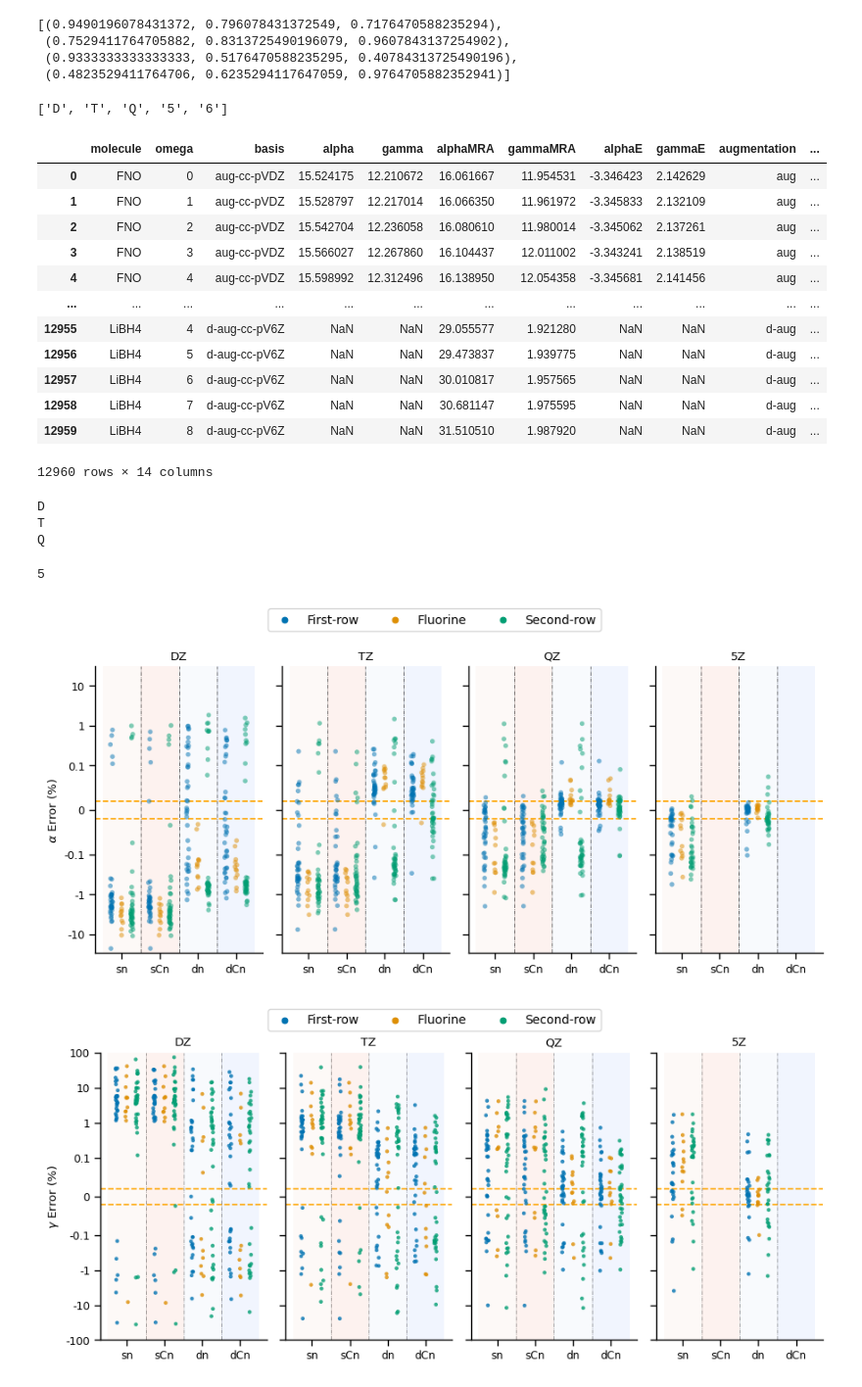
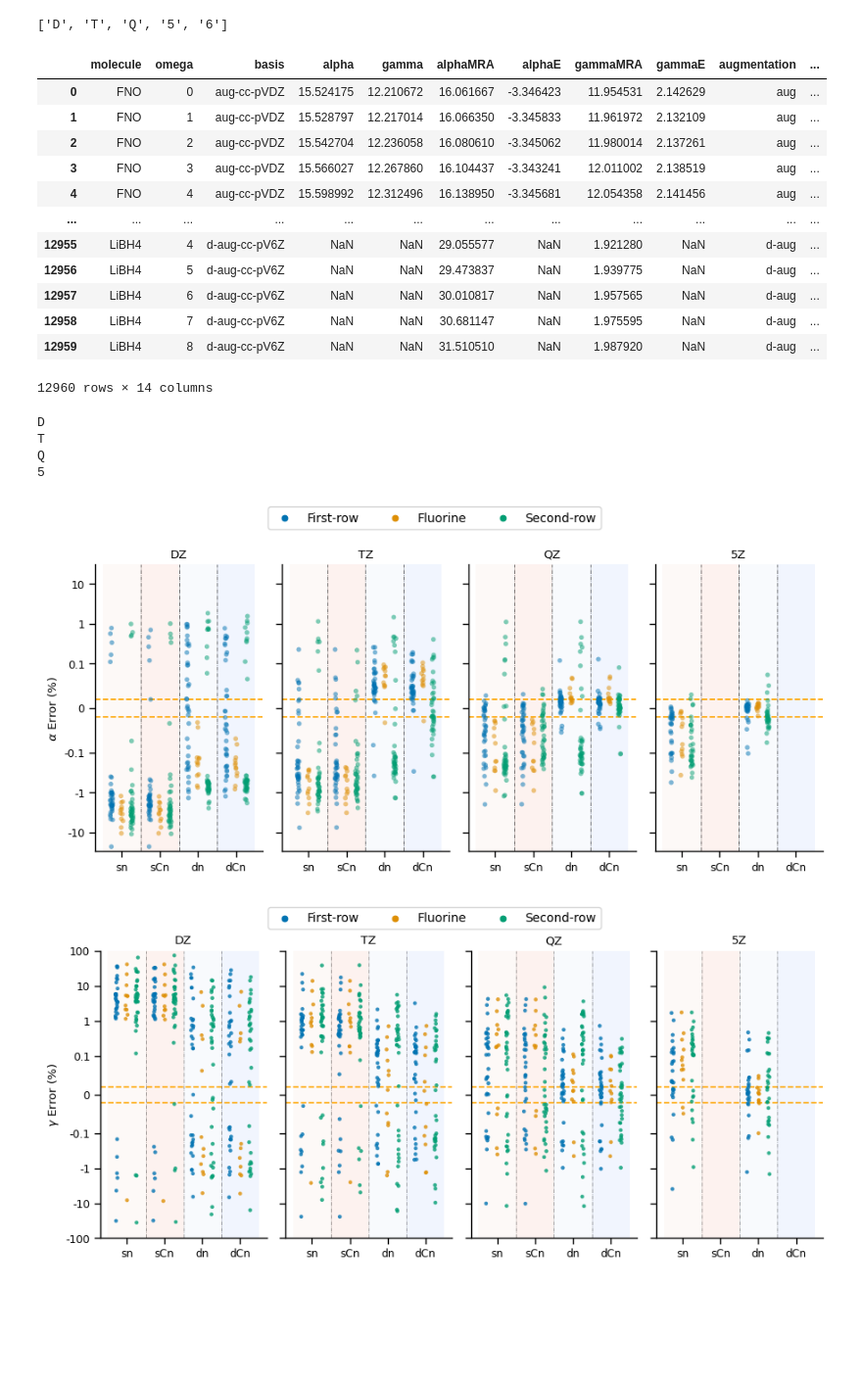
Before and after one commit to ahurta92/QuantumResponsePro, a Jupyter notebook: examples/PolarizabilityPaper/august_convergence.ipynb, the cells around one changed output. Shown at 98% size. Saved outputs shown, nothing was run; the diff lists cells and outputs as text; code cells hidden in the pictures; blank space fills up the shorter version.

```diff
--- a/examples/PolarizabilityPaper/august_convergence.ipynb
+++ b/examples/PolarizabilityPaper/august_convergence.ipynb
@@ -16,10 +18,3 @@ simple_pal= sns.color_palette(p1)
-# %%
-simple_pal
-# %% [output]
-[(0.9490196078431372, 0.796078431372549, 0.7176470588235294),
- (0.7529411764705882, 0.8313725490196079, 0.9607843137254902),
- (0.9333333333333333, 0.5176470588235295, 0.40784313725490196),
- (0.4823529411764706, 0.6235294117647059, 0.9764705882352941)]
 # %%
 
 database_path = Path('/mnt/data/madness_data/post_watoc/august')
@@ -37,44 +32,41 @@ august_database = PolarizabilityData(mols, 'hf', 'dipole', all_basis_sets, datab
 august_database.save_dfs()
 polar_data = august_database.iso_data.copy()
 # %%
-
-class MRAComparedPolarizabilityDF(pd.DataFrame):
-
-    def __init__(self, polar_data, *args, **kwargs):
+class MRAComparedBasisDF(pd.DataFrame):
+    def __init__(self, polar_data, index, values: list, PercentError: bool, *args, **kwargs):
         # Use the special_parameter to modify the DataFrame or perform additional initialization
         basis_data = polar_data.query('basis!="MRA"').copy()
-        basis_data = basis_data.set_index(['molecule', 'omega'])
-        basis_data['alphaMRA'] = polar_data.query('basis=="MRA"').set_index(['molecule', 'omega'])[
-            'alpha']
-        # do the same for gamma
-        basis_data['gammaMRA'] = polar_data.query('basis=="MRA"').set_index(['molecule', 'omega'])[
-            'gamma']
-        # reset index
+        basis_data = basis_data.set_index(index)
+
+        for value in values:
+            basis_data[f'{value}MRA'] = polar_data.query('basis=="MRA"').set_index(index)[
+                value]
+            if PercentError:
+                basis_data[f'{value}E'] = ((basis_data[value] - basis_data[f'{value}MRA']) / basis_data[f'{value}MRA'] * 100)
+            else:
+                basis_data[f'{value}E'] = (basis_data[value] - basis_data[f'{value}MRA'])
         basis_data = basis_data.reset_index()
         # create a column of percent error in alpha
-        basis_data['alphaE'] = ((basis_data['alpha'] - basis_data['alphaMRA']) / basis_data['alphaMRA'] * 100)
-        # do the same for gamma
-        basis_data['gammaE'] = ((basis_data['gamma'] - basis_data['gammaMRA']) / basis_data['gammaMRA'] * 100)
         basis_data = make_detailed_df(basis_data)
         super().__init__(basis_data, *args, **kwargs)
 
 
-basis_data = MRAComparedPolarizabilityDF(polar_data)
+basis_data = MRAComparedBasisDF(polar_data, ['molecule', 'omega'], ['alpha', 'gamma'], True)
 basis_data
 # %% [output]
 ['D', 'T', 'Q', '5', '6']
-|  | molecule | omega | basis | alpha | gamma | alphaMRA | gammaMRA | alphaE | gammaE | augmentation | ... |
-| 0 | FNO | 0 | aug-cc-pVDZ | 15.524175 | 12.210672 | 16.061667 | 11.954531 | -3.346423 | 2.142629 | aug | ... |
-| 1 | FNO | 1 | aug-cc-pVDZ | 15.528797 | 12.217014 | 16.066350 | 11.961972 | -3.345833 | 2.132109 | aug | ... |
-| 2 | FNO | 2 | aug-cc-pVDZ | 15.542704 | 12.236058 | 16.080610 | 11.980014 | -3.345062 | 2.137261 | aug | ... |
-| 3 | FNO | 3 | aug-cc-pVDZ | 15.566027 | 12.267860 | 16.104437 | 12.011002 | -3.343241 | 2.138519 | aug | ... |
-| 4 | FNO | 4 | aug-cc-pVDZ | 15.598992 | 12.312496 | 16.138950 | 12.054358 | -3.345681 | 2.141456 | aug | ... |
+|  | molecule | omega | basis | alpha | gamma | alphaMRA | alphaE | gammaMRA | gammaE | augmentation | ... |
+| 0 | FNO | 0 | aug-cc-pVDZ | 15.524175 | 12.210672 | 16.061667 | -3.346423 | 11.954531 | 2.142629 | aug | ... |
+| 1 | FNO | 1 | aug-cc-pVDZ | 15.528797 | 12.217014 | 16.066350 | -3.345833 | 11.961972 | 2.132109 | aug | ... |
+| 2 | FNO | 2 | aug-cc-pVDZ | 15.542704 | 12.236058 | 16.080610 | -3.345062 | 11.980014 | 2.137261 | aug | ... |
+| 3 | FNO | 3 | aug-cc-pVDZ | 15.566027 | 12.267860 | 16.104437 | -3.343241 | 12.011002 | 2.138519 | aug | ... |
+| 4 | FNO | 4 | aug-cc-pVDZ | 15.598992 | 12.312496 | 16.138950 | -3.345681 | 12.054358 | 2.141456 | aug | ... |
 | ... | ... | ... | ... | ... | ... | ... | ... | ... | ... | ... | ... |
-| 12955 | LiBH4 | 4 | d-aug-cc-pV6Z | NaN | NaN | 29.055577 | 1.921280 | NaN | NaN | d-aug | ... |
-| 12956 | LiBH4 | 5 | d-aug-cc-pV6Z | NaN | NaN | 29.473837 | 1.939775 | NaN | NaN | d-aug | ... |
-| 12957 | LiBH4 | 6 | d-aug-cc-pV6Z | NaN | NaN | 30.010817 | 1.957565 | NaN | NaN | d-aug | ... |
-| 12958 | LiBH4 | 7 | d-aug-cc-pV6Z | NaN | NaN | 30.681147 | 1.975595 | NaN | NaN | d-aug | ... |
-| 12959 | LiBH4 | 8 | d-aug-cc-pV6Z | NaN | NaN | 31.510510 | 1.987920 | NaN | NaN | d-aug | ... |
+| 12955 | LiBH4 | 4 | d-aug-cc-pV6Z | NaN | NaN | 29.055577 | NaN | 1.921280 | NaN | d-aug | ... |
+| 12956 | LiBH4 | 5 | d-aug-cc-pV6Z | NaN | NaN | 29.473837 | NaN | 1.939775 | NaN | d-aug | ... |
+| 12957 | LiBH4 | 6 | d-aug-cc-pV6Z | NaN | NaN | 30.010817 | NaN | 1.957565 | NaN | d-aug | ... |
+| 12958 | LiBH4 | 7 | d-aug-cc-pV6Z | NaN | NaN | 30.681147 | NaN | 1.975595 | NaN | d-aug | ... |
+| 12959 | LiBH4 | 8 | d-aug-cc-pV6Z | NaN | NaN | 31.510510 | NaN | 1.987920 | NaN | d-aug | ... |
 12960 rows × 14 columns
 # %%
 from matplotlib.ticker import ScalarFormatter, FormatStrFormatter
@@ -82,7 +74,6 @@ from matplotlib.ticker import ScalarFormatter, FormatStrFormatter
 Type_map = {"aug-cc-pVnZ": "sn", "aug-cc-pCVnZ": "sCn", "d-aug-cc-pVnZ": "dn",
             "d-aug-cc-pCVnZ": "dCn"}
 aspect_ratio = .5
-
 vlevel = ['D', 'T', 'Q', '5']
 plot_data = basis_data.query('valence.isin(@vlevel) and omega==0').copy()
 # remove unused categories from valence
@@ -144,7 +135,7 @@ g.fig.savefig(paper_path.joinpath('alpha_error.png'), dpi=600, bbox_inches='tigh
 D
 T
 Q
+5
-5
 [figure]
 # %%
 
```
Also changed, not shown: parts of 26 cells of this notebook.
